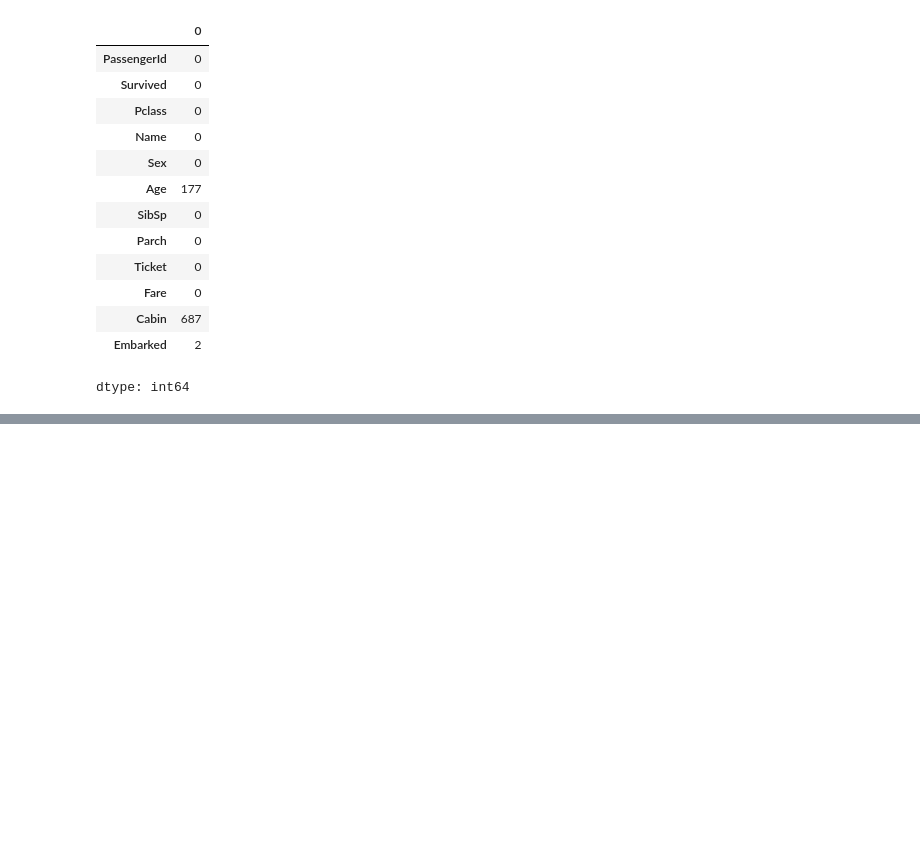
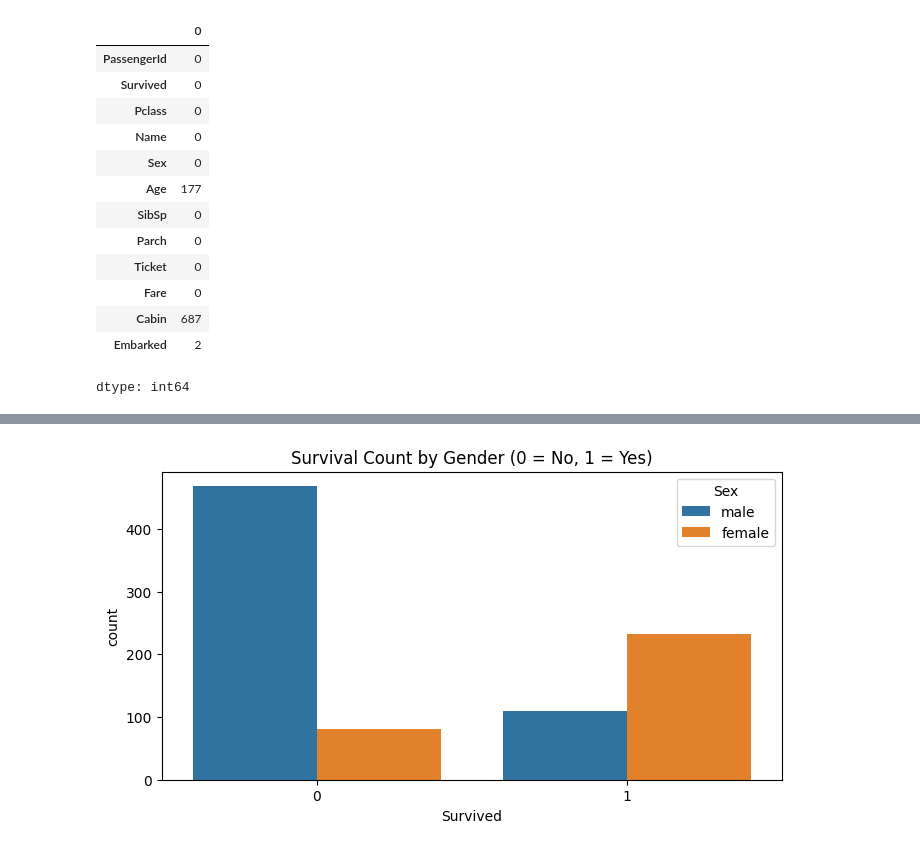
Before and after one commit to AdenFatima/neurofive-ml-track, a Jupyter notebook: neurofive_ml_track.ipynb, the cells around one changed output, grey strips where cells are left out. Drawn from its saved outputs; the diff is of its cells as text; code cells hidden in the pictures; blank space fills up the shorter version.

```diff
--- a/neurofive_ml_track.ipynb
+++ b/neurofive_ml_track.ipynb
@@ -90,0 +154,8 @@ dtype: int64
+# %%
+# Create a bar chart comparing survival rates between males and females
+plt.figure(figsize=(8, 4))
+sns.countplot(data=df, x='Survived', hue='Sex')
+plt.title('Survival Count by Gender (0 = No, 1 = Yes)')
+plt.show()
+# %% [output]
+[figure, added]
```
Also changed, not shown: parts of 10 cells of this notebook.
